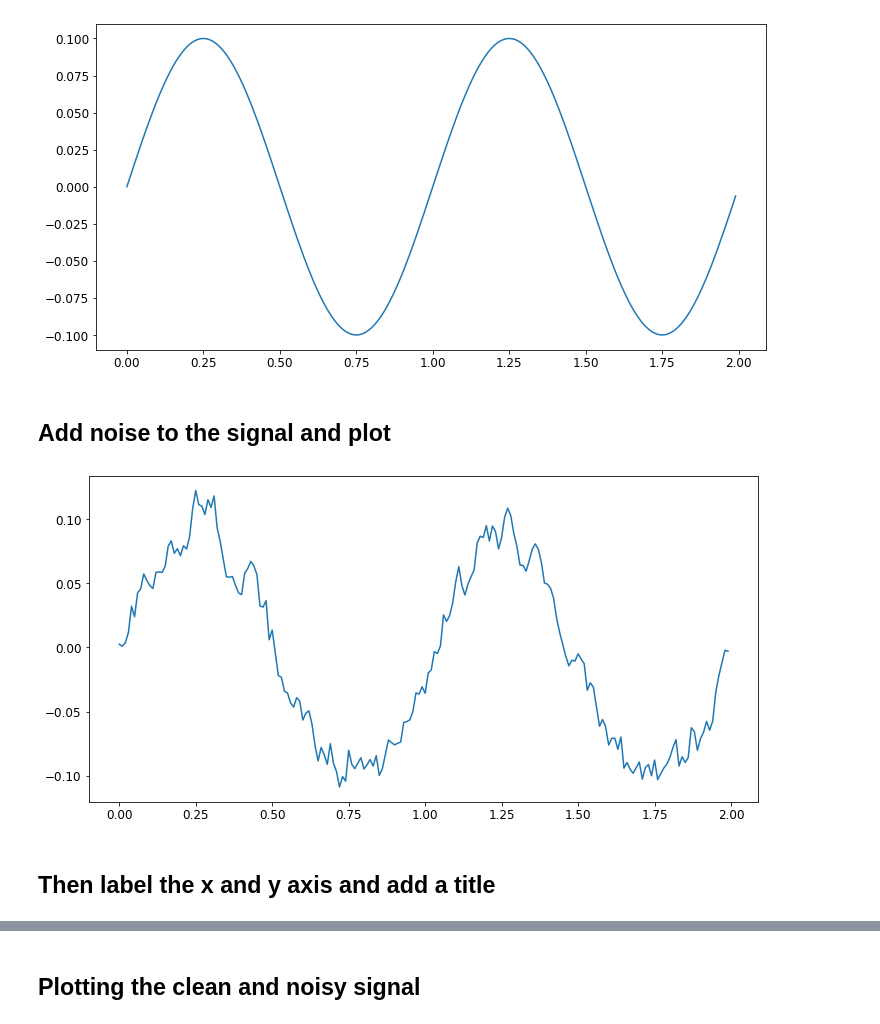
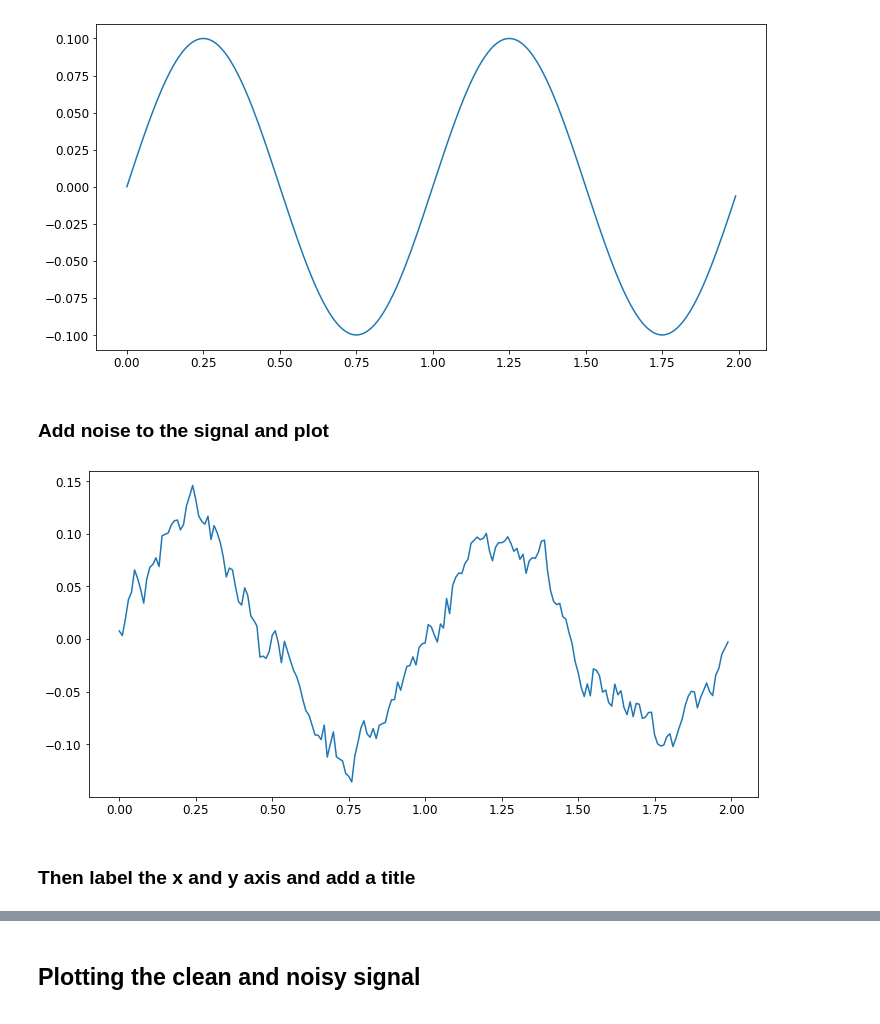
Before and after one commit to yusufraji/Noisy-Signal, a Jupyter notebook: noisy_signal.ipynb, the cells around one changed output, grey strips where cells are left out. Saved outputs shown, nothing was run; the diff lists cells and outputs as text; code cells hidden in the pictures.

Commit message:
modified library imports, added random seeding

```diff
--- a/noisy_signal.ipynb
+++ b/noisy_signal.ipynb
@@ -22,19 +24,19 @@ plt.show()
 # %% [output]
 [figure]
 # %% [markdown]
-## Add noise to the signal and plot
+### Add noise to the signal and plot
 # %%
-nse = np.random.randn(len(t))
+nse = randn(len(t))
 r = np.exp(-t / 0.05)
 cnse = np.convolve(nse, r) * dt
 cnse = cnse[:len(t)]
 s = 0.1 * np.sin(2 * np.pi * t) + cnse
 plt.plot(t,s)
 plt.show()
 # %% [output]
-[figure, old version]
+[figure, new version]
 # %% [markdown]
-## Then label the x and y axis and add a title
+### Then label the x and y axis and add a title
 # %%
 plt.plot(t,s)
 plt.ylabel("Amplitude")
```
Also changed, not shown: parts of 11 cells of this notebook.
